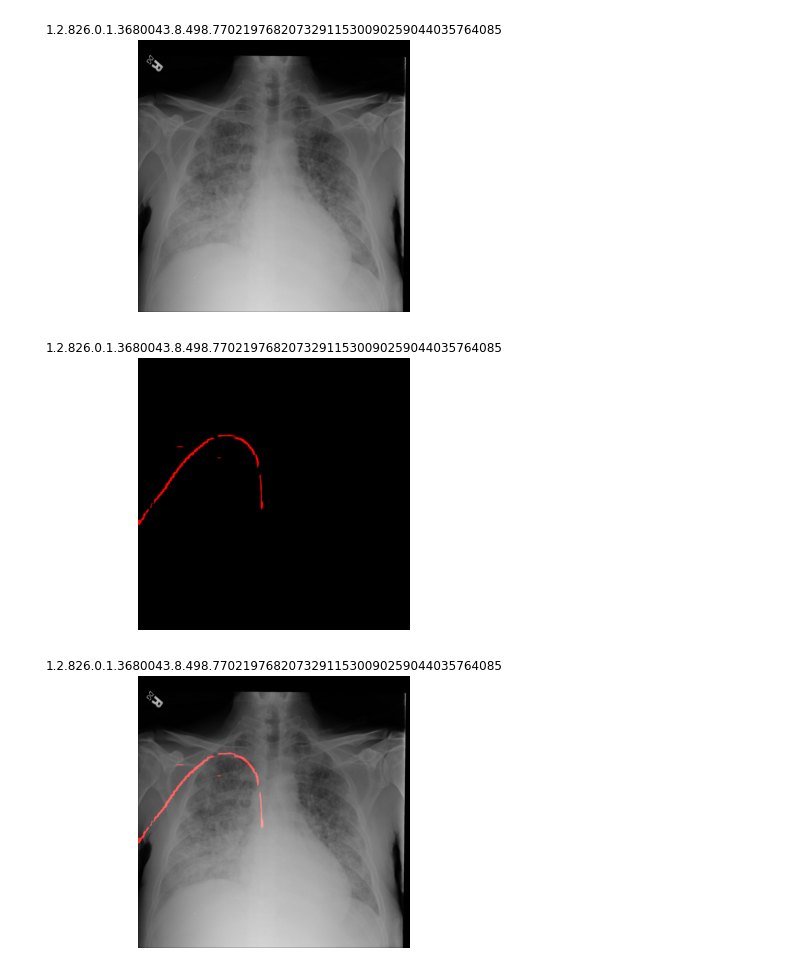
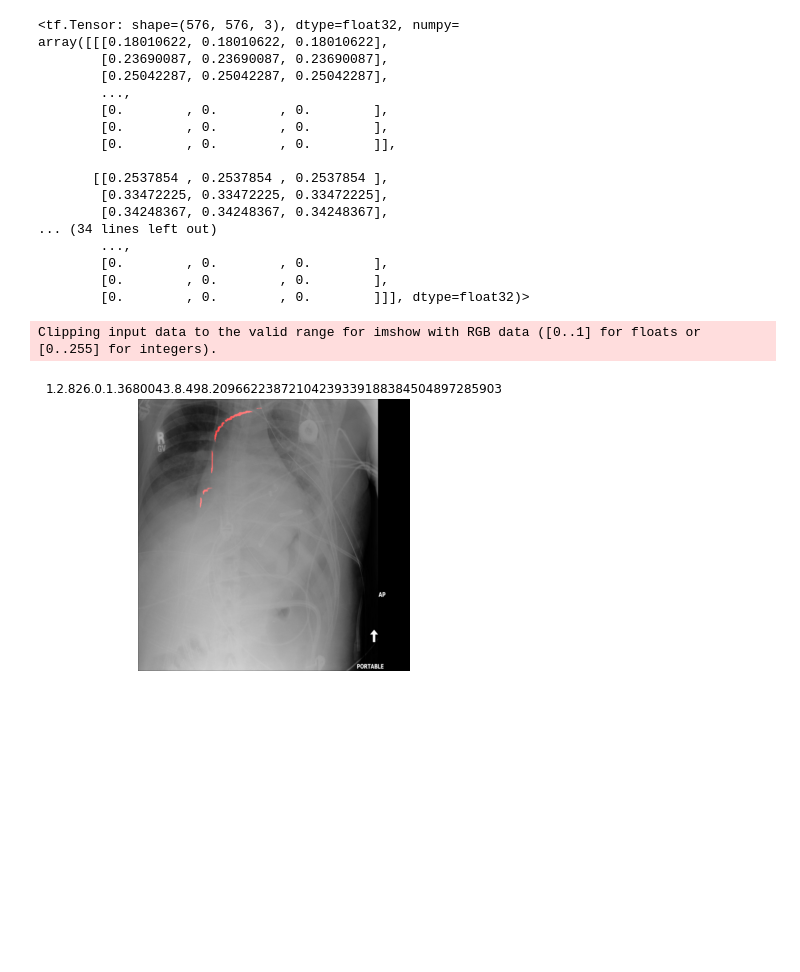
Before and after one commit to Hokoku/catheter, a Jupyter notebook: cvc_check_model.ipynb, the cells around one changed output. Saved outputs shown, nothing was run; the diff lists cells and outputs as text; code cells hidden in the pictures; blank space fills up the shorter version.

```diff
--- a/cvc_check_model.ipynb
+++ b/cvc_check_model.ipynb
@@ -21,35 +20,24 @@ class CFG:
 # %%
-feature_description={
-    "StudyInstanceUID":tf.io.FixedLenFeature([],tf.string),
-    "image":tf.io.FixedLenFeature([],tf.string)
-}
-
-def _parse_function(record):
-    return tf.io.parse_example(record,feature_description)
-
 AUTO=tf.data.experimental.AUTOTUNE
 
-def decode_img(file_bytes):
-    image=tf.io.decode_jpeg(file_bytes,channels=1)
-    image=tf.image.resize(image,CFG.input_size)
-    image/=255.0
-    return image
+def preprocess(uid):
+    path=f"{CFG.dataset_dir}train/"+uid+".jpg"
+    file_bytes=tf.io.read_file(path)
+    img=tf.io.decode_jpeg(file_bytes)
+    img=tf.image.resize(img,CFG.input_size)
+    img/=255.0
 
-def preprocess(record):
-    annotated_img=decode_img(record["image"])
-    uid=record["StudyInstanceUID"]
-    original_path=f"{CFG.dataset_dir}train/"+uid+".jpg"
-    original_img=decode_img(tf.io.read_file(original_path))
-    return uid,original_img
+    return uid,img
 
-def build_dataset(shuffle=256):
-    dset=tf.data.TFRecordDataset([CFG.annotated_tfrec])
-    dset=dset.skip(7100)
-    dset=dset.map(_parse_function,num_parallel_calls=AUTO)
+def build_dataset(uids,shuffle=256):
+    dset=tf.data.Dataset.from_tensor_slices(uids)
     dset=dset.map(preprocess,num_parallel_calls=AUTO)
     dset=dset.cache()
     dset=dset.shuffle(shuffle) if shuffle else dset
     dset=dset.batch(CFG.batch_size,drop_remainder=True).prefetch(AUTO)
     return dset
 
-dset=build_dataset()
+def decode_str_tensors(tensors):
+    return [tensor.numpy().decode() for tensor in tensors]
+
+dset=build_dataset(train["StudyInstanceUID"])
@@ -92,8 +65,8 @@ def decode_uids(uids_tensor):
 # %%
 for uids,imgs in dset.take(1):
+    uids_decoded=decode_str_tensors(uids)
     preds=pspnet.predict(imgs)
-    uids=decode_uids(uids)
-    for uid,pred in zip(uids,preds):
+    for uid,pred in zip(uids_decoded,preds):
         pred=pred.reshape(pred.shape[0],pred.shape[1])
         stacked_img=np.stack((pred,)*3,axis=-1)
         stacked_img[:,:,(1,2)]=0
@@ -103,8 +76,8 @@ for uids,imgs in dset.take(1):
         train_img=tf.image.resize(train_img,(576,576))
         train_img/=255.0
 
+        display(stacked_img,train_img)
+
         merged_img=train_img+stacked_img
-        image_show(train_img,uid)
-        image_show(stacked_img,uid)
         image_show(merged_img,uid)
 # %% [output]
@@ -112,3 +101,19 @@ Clipping input data to the valid range for imshow with RGB data ([0..1] for floa
+<tf.Tensor: shape=(576, 576, 3), dtype=float32, numpy=
+array([[[0.18010622, 0.18010622, 0.18010622],
+        [0.23690087, 0.23690087, 0.23690087],
+        [0.25042287, 0.25042287, 0.25042287],
+        ...,
+        [0.        , 0.        , 0.        ],
+        [0.        , 0.        , 0.        ],
+        [0.        , 0.        , 0.        ]],
+
+       [[0.2537854 , 0.2537854 , 0.2537854 ],
+        [0.33472225, 0.33472225, 0.33472225],
+        [0.34248367, 0.34248367, 0.34248367],
+... (34 lines left out)
+        ...,
+        [0.        , 0.        , 0.        ],
+        [0.        , 0.        , 0.        ],
+        [0.        , 0.        , 0.        ]]], dtype=float32)>
+Clipping input data to the valid range for imshow with RGB data ([0..1] for floats or [0..255] for integers).
-[figure, old version]
+[figure, new version]
-[figure, removed]
-[figure, removed]
```
Also changed, not shown: parts of 6 cells of this notebook, 2 other files.
